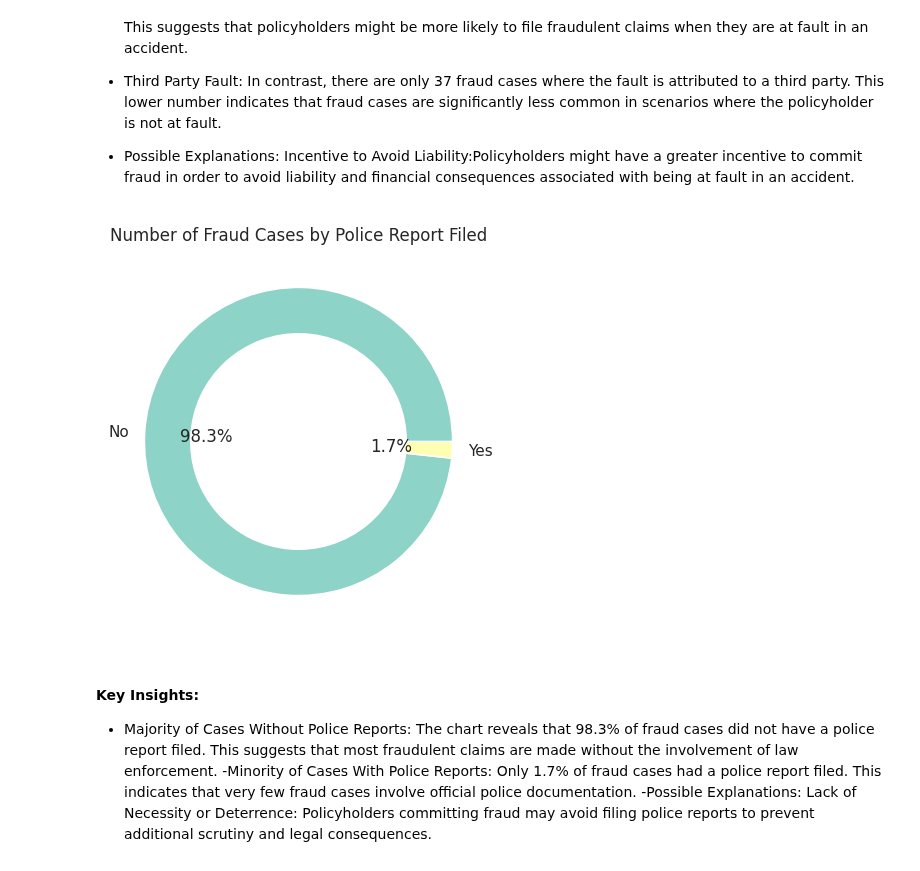
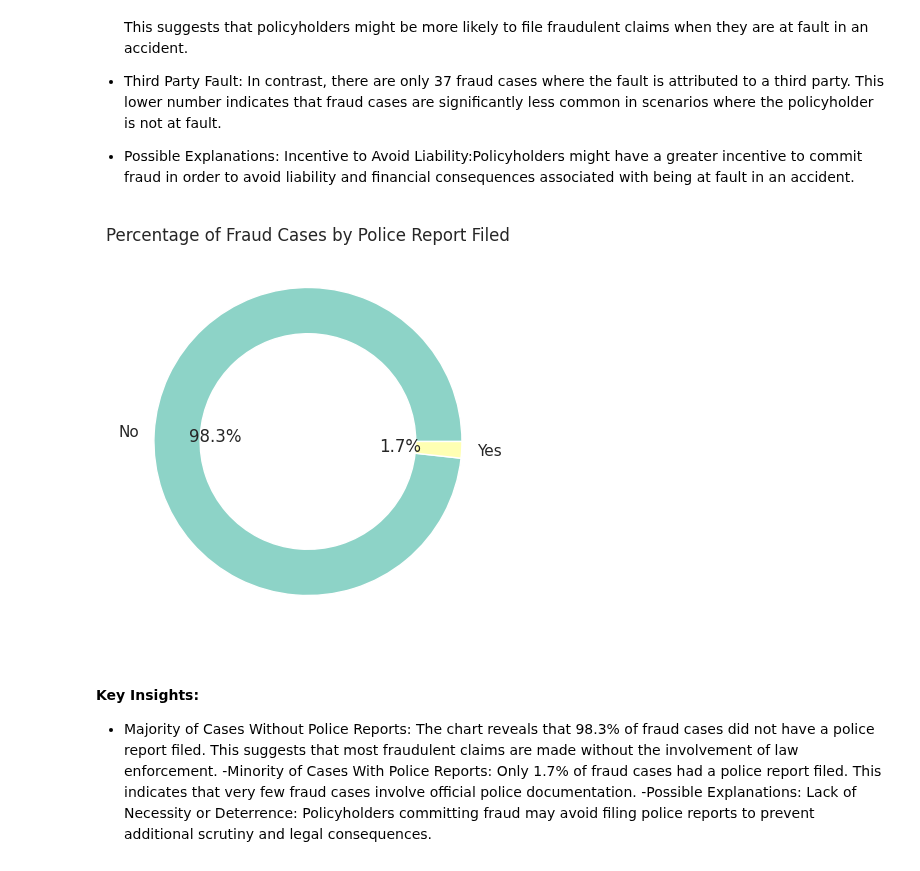
Before and after one commit to kimp10/Insurance-Fraud-Detection-Model-, a Jupyter notebook: Insurance_Fraud_detection.ipynb, the cells around one changed output. Cells and saved outputs as stored; diff of their text form; code cells hidden in the pictures.

```diff
--- a/Insurance_Fraud_detection.ipynb
+++ b/Insurance_Fraud_detection.ipynb
@@ -487,12 +487,12 @@ plt.show()
 # %%
 # Donut Chart for Police Report Filed
 plt.figure(figsize=(8, 5))
 fraud_count_by_police_report = count_fraud_cases_by_column('PoliceReportFiled')
 plt.pie(fraud_count_by_police_report.values, labels=fraud_count_by_police_report.index, autopct='%1.1f%%', colors=sns.color_palette("Set3"), wedgeprops=dict(width=0.3))
-plt.title('Number of Fraud Cases by Police Report Filed')
+plt.title('Percentage of Fraud Cases by Police Report Filed')
 plt.show()
 # %% [output]
-[figure, old version]
+[figure, new version]
 # %% [markdown]
 #### Key Insights:
 
```
Also changed, not shown: parts of 3 cells of this notebook.
